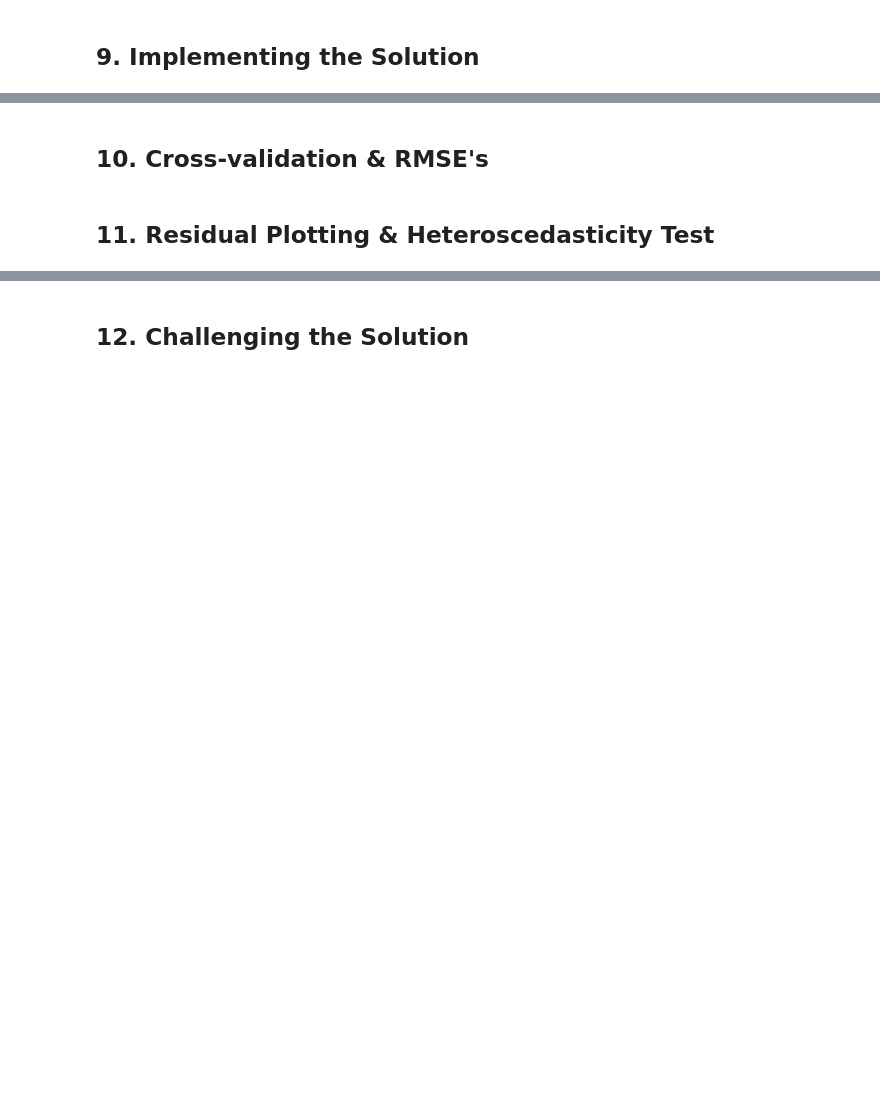
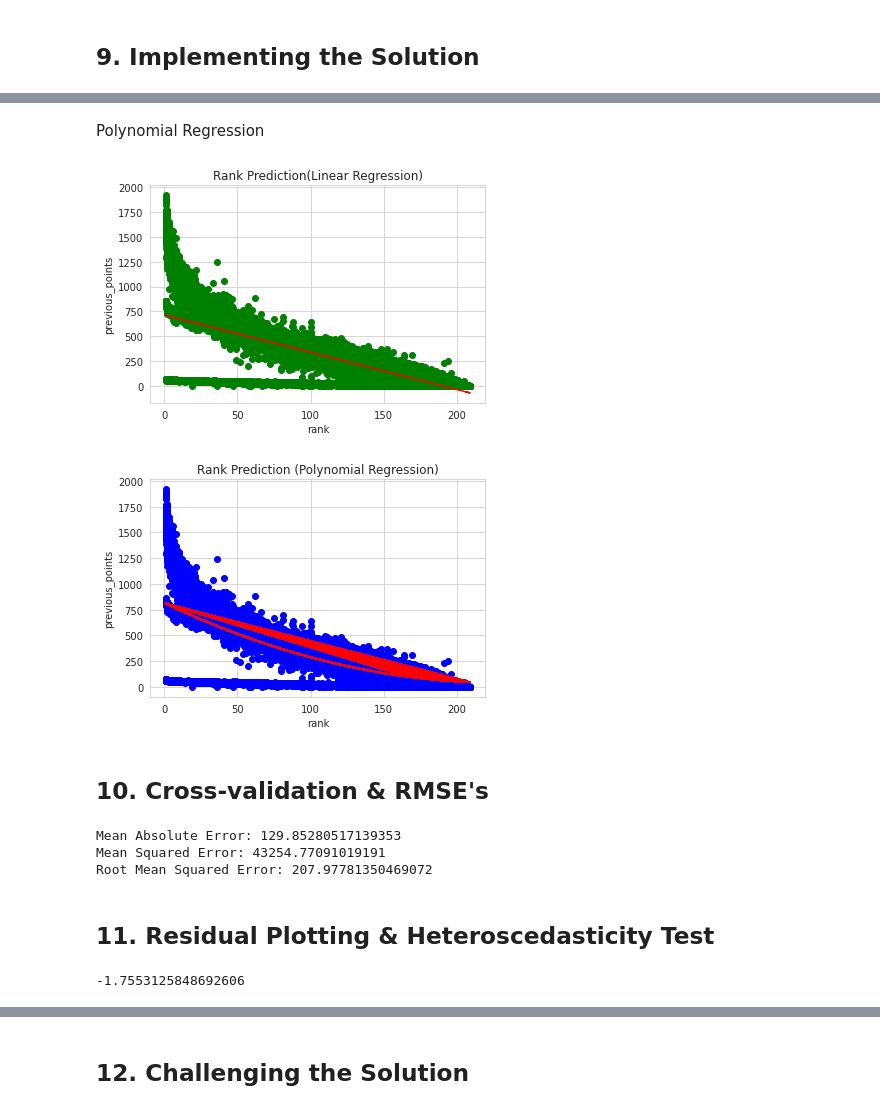
Before and after one commit to therealellam/CORE_ML_WK1, a Jupyter notebook: DSC_CORE_MOD2_WK1__ML_Bellah_Ellam.ipynb, the cells around one changed output, grey strips where cells are left out. Drawn from its saved outputs; the diff is of its cells as text; code cells hidden in the pictures; blank space fills up the shorter version.

```diff
--- a/DSC_CORE_MOD2_WK1__ML_Bellah_Ellam.ipynb
+++ b/DSC_CORE_MOD2_WK1__ML_Bellah_Ellam.ipynb
@@ -251,2 +371,40 @@ plt.show()
+# %% [markdown]
+Polynomial Regression
+# %%
+# Split the dataset into train and test sets
+X_train, X_test, Y_train, Y_test = train_test_split(X,y, test_size = 0.2, random_state=0)
+
+
+# Fit Linear Regression model to the dataset(this is optional. We are doing this for the sole purpose of comparing the linear regression model to the polynomial regression model)
+reg_line = LinearRegression()
+reg_line.fit(X,y)
+
+# Visualize the Linear Regression results
+plt.scatter(X, y, color='green')
+plt.plot(X, reg_line.predict(X), color='red')
+plt.title('Rank Prediction(Linear Regression)')
+plt.xlabel('rank')
+plt.ylabel('previous_points')
+plt.show()
+
+
+# Fit polynomial Regression to the dataset
+poly_reg = PolynomialFeatures(degree = 2)
+X_poly = poly_reg.fit_transform(X)
+
+
+pol_reg = LinearRegression()
+pol_reg.fit(X_poly, y)
+
+#Visualize the Polynomial Regression results
+plt.scatter(X, y, color='blue')
+plt.plot(X, pol_reg.predict(X_poly), color='red')
+plt.title('Rank Prediction (Polynomial Regression)')
+plt.xlabel('rank')
+plt.ylabel('previous_points')
+plt.show()
+# %% [output]
+[figure, added]
+[figure, added]
 # %% [markdown]
 ## 10. Cross-validation & RMSE's
@@ -255,2 +411,11 @@ plt.show()
+# %%
+##
+print('Mean Absolute Error:', metrics.mean_absolute_error(Y_test, rank_predict))
+print('Mean Squared Error:', metrics.mean_squared_error(Y_test, rank_predict))
+print('Root Mean Squared Error:', np.sqrt(metrics.mean_squared_error(Y_test, rank_predict)))
+# %% [output]
+Mean Absolute Error: 129.85280517139353
+Mean Squared Error: 43254.77091019191
+Root Mean Squared Error: 207.97781350469072
 # %% [markdown]
 ## 11. Residual Plotting & Heteroscedasticity Test
@@ -258,0 +422,23 @@ plt.show()
+# %%
+##
+from sklearn import metrics
+from sklearn.model_selection import train_test_split
+from sklearn.linear_model import LinearRegression
+
+regressor = LinearRegression()
+regressor.fit(X_train, Y_train)
+
+# This is our prediction for admission based on our model
+rank_predict = regressor.predict(X_test)
+
+# We now create the residual by substracting the test value from the predicted
+# value for each row in our dataset
+
+residuals = np.subtract(rank_predict, Y_test)
+
+# Let's describe our residual:
+pd.DataFrame(residuals).describe()
+
+residuals.mean()
+# %% [output]
+-1.7553125848692606
```
Also changed, not shown: parts of 26 cells of this notebook.
